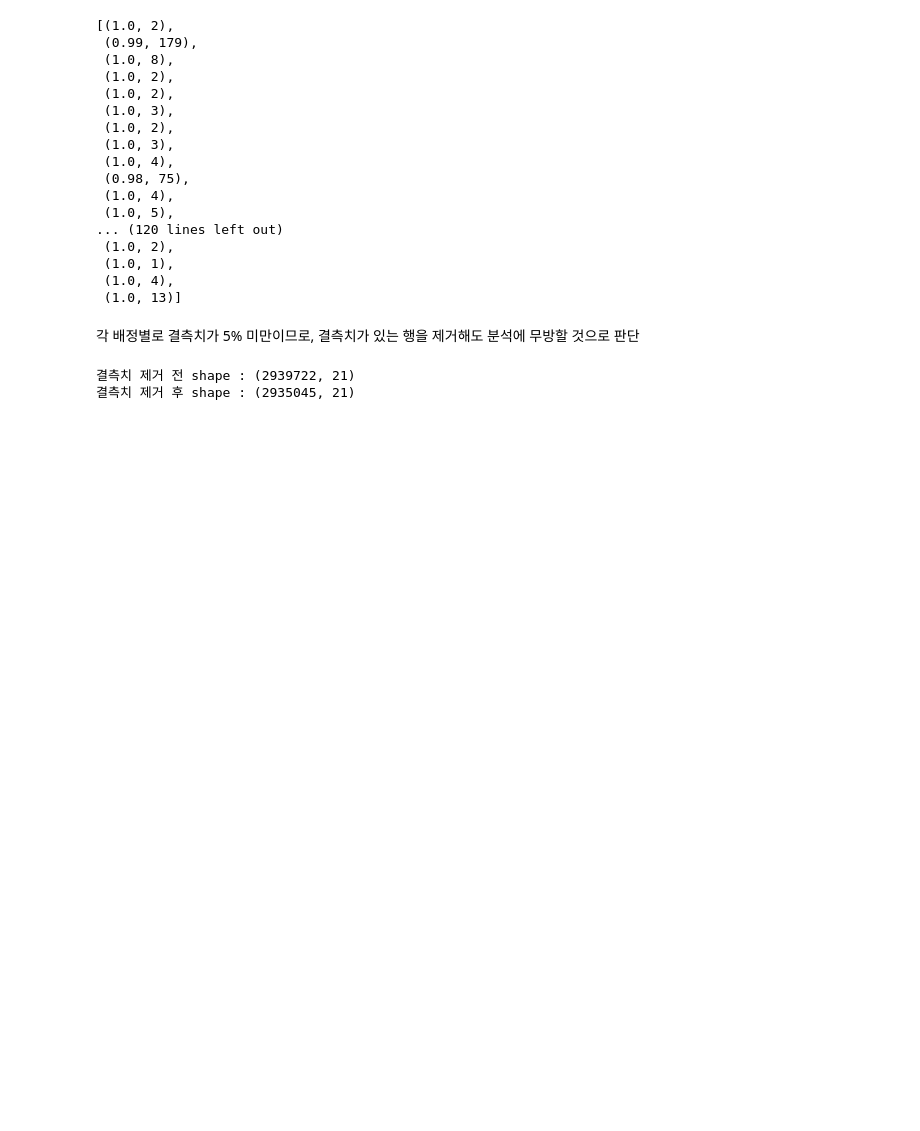
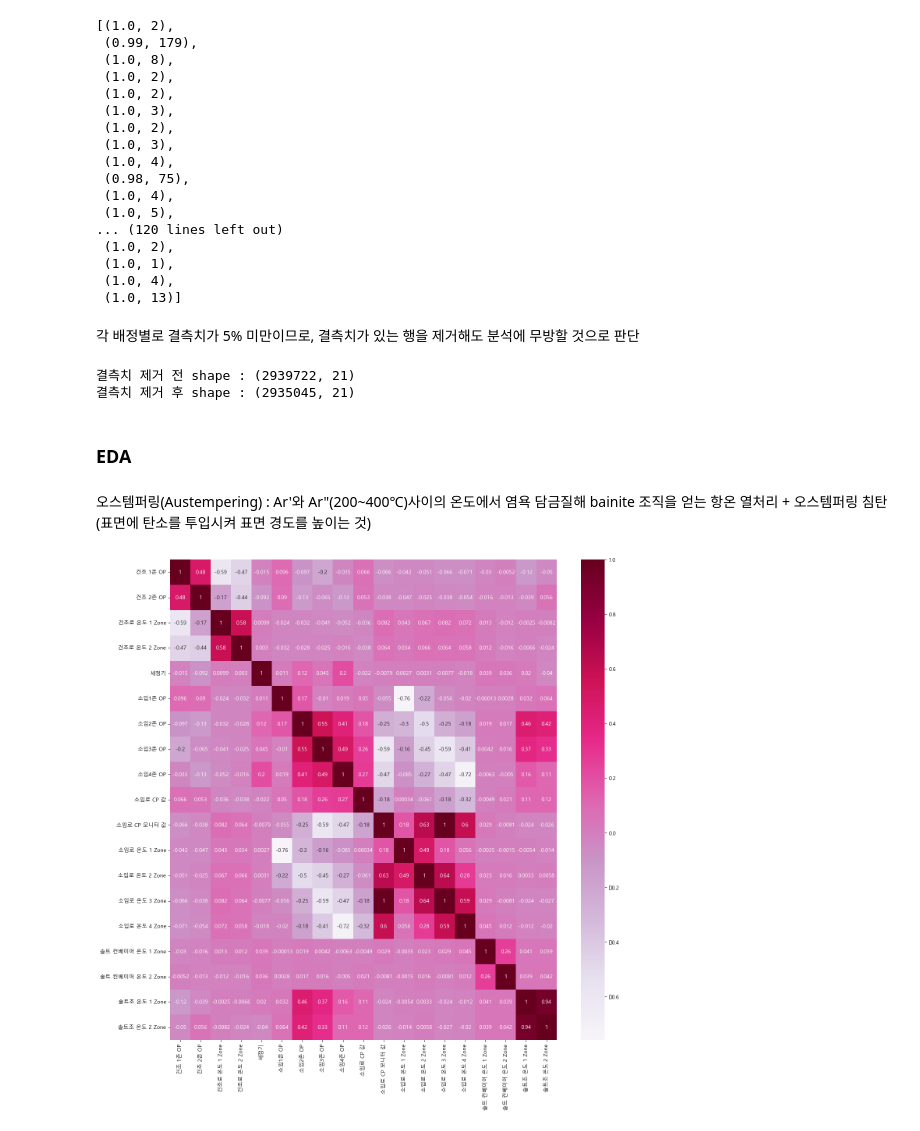
Before and after one commit to nyeokinyeoki/kamp, a Jupyter notebook: Data_analyse_heat_treatment_제조에 미련이 남아.ipynb, the cells around one changed output. Drawn from its saved outputs; the diff is of its cells as text; code cells hidden in the pictures; blank space fills up the shorter version.

Commit message:
컬럼 설명 및 ttt diagram 추가

```diff
--- a/Data_analyse_heat_treatment_제조에 미련이 남아.ipynb
+++ b/Data_analyse_heat_treatment_제조에 미련이 남아.ipynb
@@ -92,10 +61,10 @@ memory usage: 7.6+ KB
 | 3 | 103142 | 2022-01-05 | 열처리 | 열처리 염욕_1 | 74730 | 13 | 74743 |
 | 4 | 103675 | 2022-01-06 | 열처리 | 열처리 염욕_1 | 14979 | 2 | 14981 |
 # %%
-df_test = pd.read_csv(dir_data+"/data.csv", encoding="cp949")
+df = pd.read_csv(dir_data+"/data.csv", encoding="cp949")
 
-df_test.info()
-df_test.head()
+df.info()
+df.head()
 # %% [output]
 <class 'pandas.core.frame.DataFrame'>
 RangeIndex: 2939722 entries, 0 to 2939721
@@ -209,10 +190,10 @@ List_ratio_dif
 # %% [markdown]
 각 배정별로 결측치가 5% 미만이므로, 결측치가 있는 행을 제거해도 분석에 무방할 것으로 판단
 # %%
-df_t = df_test.dropna(axis=0, how="any")
+df_dr = df.dropna(axis=0, how="any")
 
-print("결측치 제거 전 shape :", df_test.shape)
-print("결측치 제거 후 shape :", df_t.shape)
+print("결측치 제거 전 shape :", df.shape)
+print("결측치 제거 후 shape :", df_dr.shape)
 # %% [output]
 결측치 제거 전 shape : (2939722, 21)
 결측치 제거 후 shape : (2935045, 21)
@@ -218,0 +203,6 @@ print("결측치 제거 후 shape :", df_t.shape)
+# %% [markdown]
+### EDA
+# %% [markdown]
+오스템퍼링(Austempering) : Ar'와 Ar"(200~400℃)사이의 온도에서 염욕 담금질해 bainite 조직을 얻는 항온 열처리
++
+오스템퍼링 침탄(표면에 탄소를 투입시켜 표면 경도를 높이는 것)
@@ -218,0 +211,10 @@ print("결측치 제거 후 shape :", df_t.shape)
+# %%
+df_corr = df_dr.iloc[:,2:].corr("pearson")
+
+plt.rcParams["font.family"] = "Malgun Gothic"
+plt.figure(figsize=(16,16))
+
+sns.heatmap(df_corr, cmap="PuRd", annot=True)
+plt.show()
+# %% [output]
+[figure, added]
```
Also changed, not shown: parts of 17 cells of this notebook, 1 other file.
